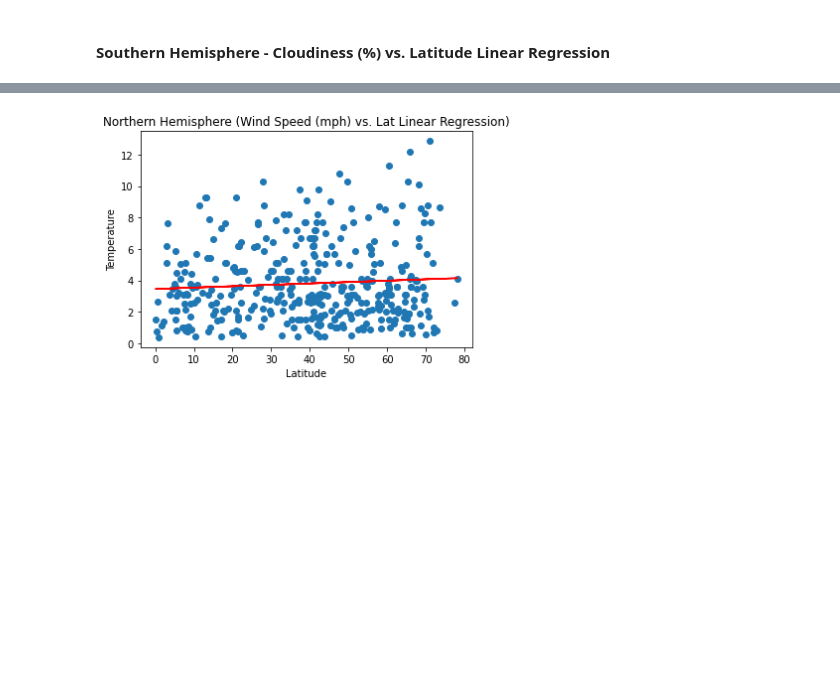
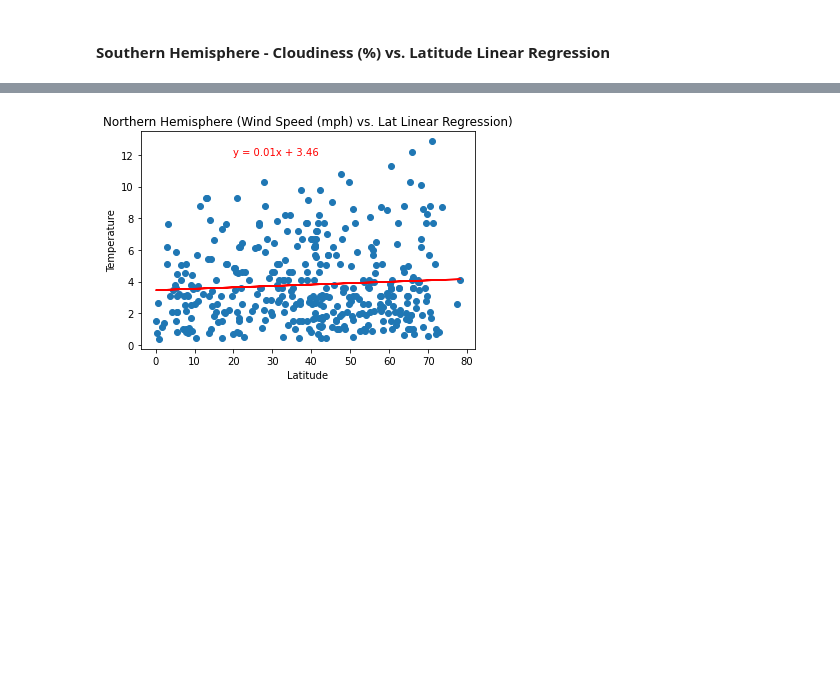
Before and after one commit to AnneNiemiec/Python-API, a Jupyter notebook: Weather_py/WeatherPy.ipynb, the cells around one changed output, grey strips where cells are left out. Drawn from its saved outputs; the diff is of its cells as text; code cells hidden in the pictures; blank space fills up the shorter version.

```diff
--- a/Weather_py/WeatherPy.ipynb
+++ b/Weather_py/WeatherPy.ipynb
@@ -418,18 +418,18 @@ Relationship:  The Southern Hemisphere linear relationships is positive, while t
 # %%
 regression=linregress(Northern_Hemisphere['latitude'],Northern_Hemisphere['wind speed'])
 regress_values = Northern_Hemisphere['latitude'] * regression[0] + regression[1]
 plt.scatter(Northern_Hemisphere['latitude'],Northern_Hemisphere['wind speed'])
 plt.plot(Northern_Hemisphere['latitude'],regress_values,"r-")
 line_eq = "y = " + str(round(regression[0],2)) + "x + " + str(round(regression[1],2))
 
 #Formatting
-plt.annotate(line_eq,(20,-20),fontsize=15,color="red")
+plt.annotate(line_eq,(20,12),fontsize=10,color="red")
 plt.title('Northern Hemisphere (Wind Speed (mph) vs. Lat Linear Regression)')
 plt.xlabel('Latitude')
 plt.ylabel('Temperature')
 plt.show()
 # %% [output]
-[figure, old version]
+[figure, new version]
 # %%
 ####  Southern Hemisphere - Wind Speed (mph) vs. Latitude Linear Regression
 # %%
```
Also changed, not shown: parts of 7 cells of this notebook.
